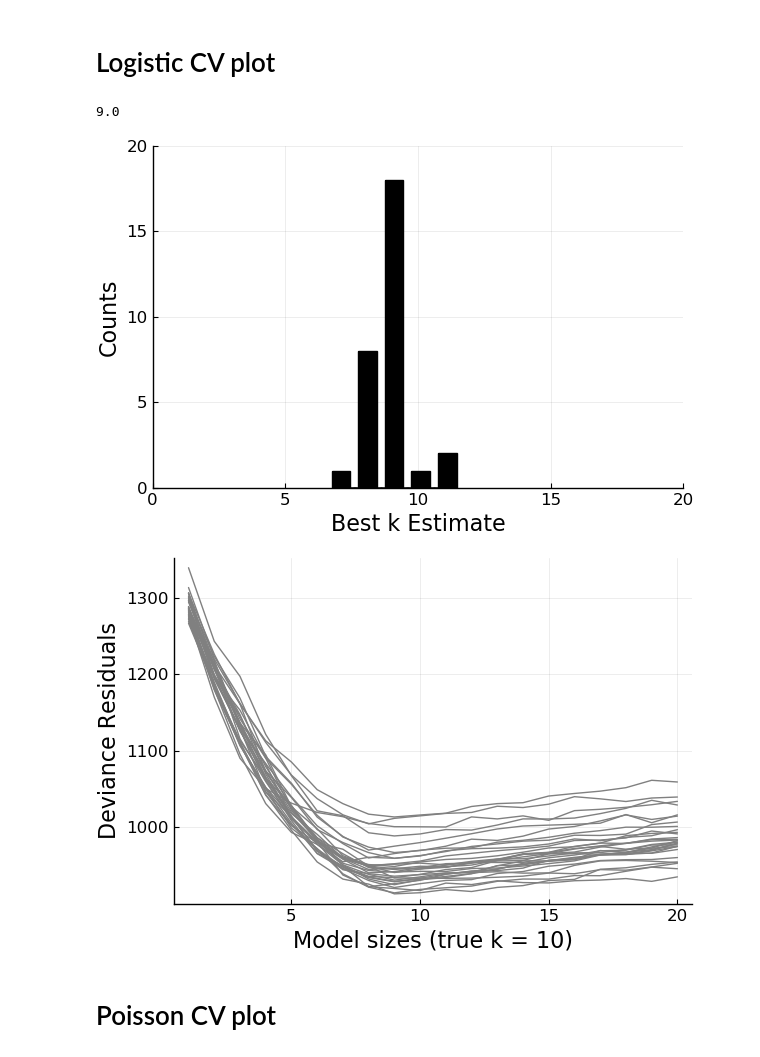
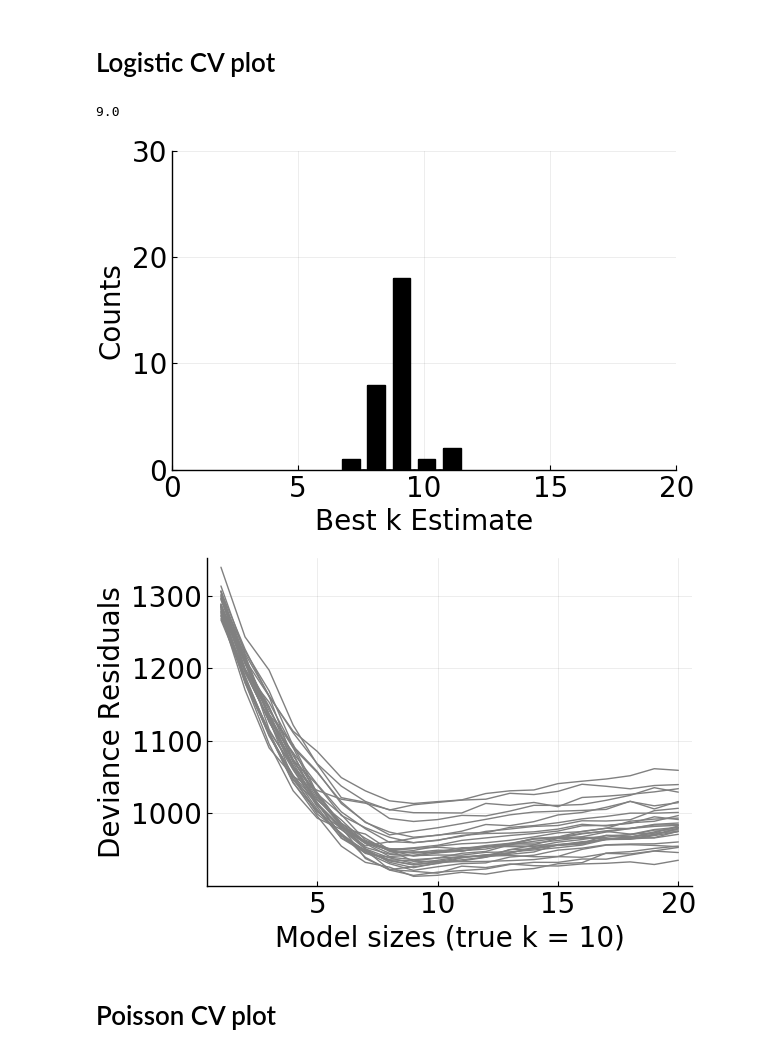
Before and after one commit to OpenMendel/MendelIHT.jl, a Jupyter notebook: figures/cross_validation/drs_figures.ipynb, the cells around one changed output. Cells and saved outputs as stored; diff of their text form; code cells hidden in the pictures.

```diff
--- a/figures/cross_validation/drs_figures.ipynb
+++ b/figures/cross_validation/drs_figures.ipynb
@@ -19,7 +19,5 @@ using DelimitedFiles
 using Statistics
 using Plots
 using PyPlot
-axisfont = Plots.font("Helvetica", 16)
-ticfont = Plots.font("Helvetica", 12)
-pyplot(guidefont=axisfont, xtickfont=ticfont, ytickfont=ticfont, legendfont=axisfont)
+myfont=font(20,"Helvitica")
 # %% [output]
@@ -107,17 +117,19 @@ for i in 1:30
 end
 println(median(best_k_logistic))
 
-logistic_bar = histogram(best_k_logistic, ylim = (0, 20), xlim = (0, 20), legend=false,
+logistic_bar = histogram(best_k_logistic, ylim = (0, 30), xlim = (0, 20), legend=false,
     color = :black, xlabel="Best k Estimate", bins=20, bar_width=0.7,
-    ylabel="Counts")
+    ylabel="Counts",
+    tickfont=myfont, legendfont=myfont, guidefont=myfont)
 # %% [output]
 9.0
-[figure, old version]
+[figure, new version]
 # %%
 logistic_plt = Plots.plot(models, logistic_cv_drs, label=mylabels, legend=false,
-    color = :grey, xlabel = "Model sizes (true k = 10)", ylabel = "Deviance Residuals")
+    color = :grey, xlabel = "Model sizes (true k = 10)", ylabel = "Deviance Residuals",
+    tickfont=myfont, legendfont=myfont, guidefont=myfont)
 # %% [output]
-[figure, old version]
+[figure, new version]
 # %% [markdown]
 # Poisson CV plot
 # %%
```
Also changed, not shown: parts of 14 cells of this notebook, 8 other files.
